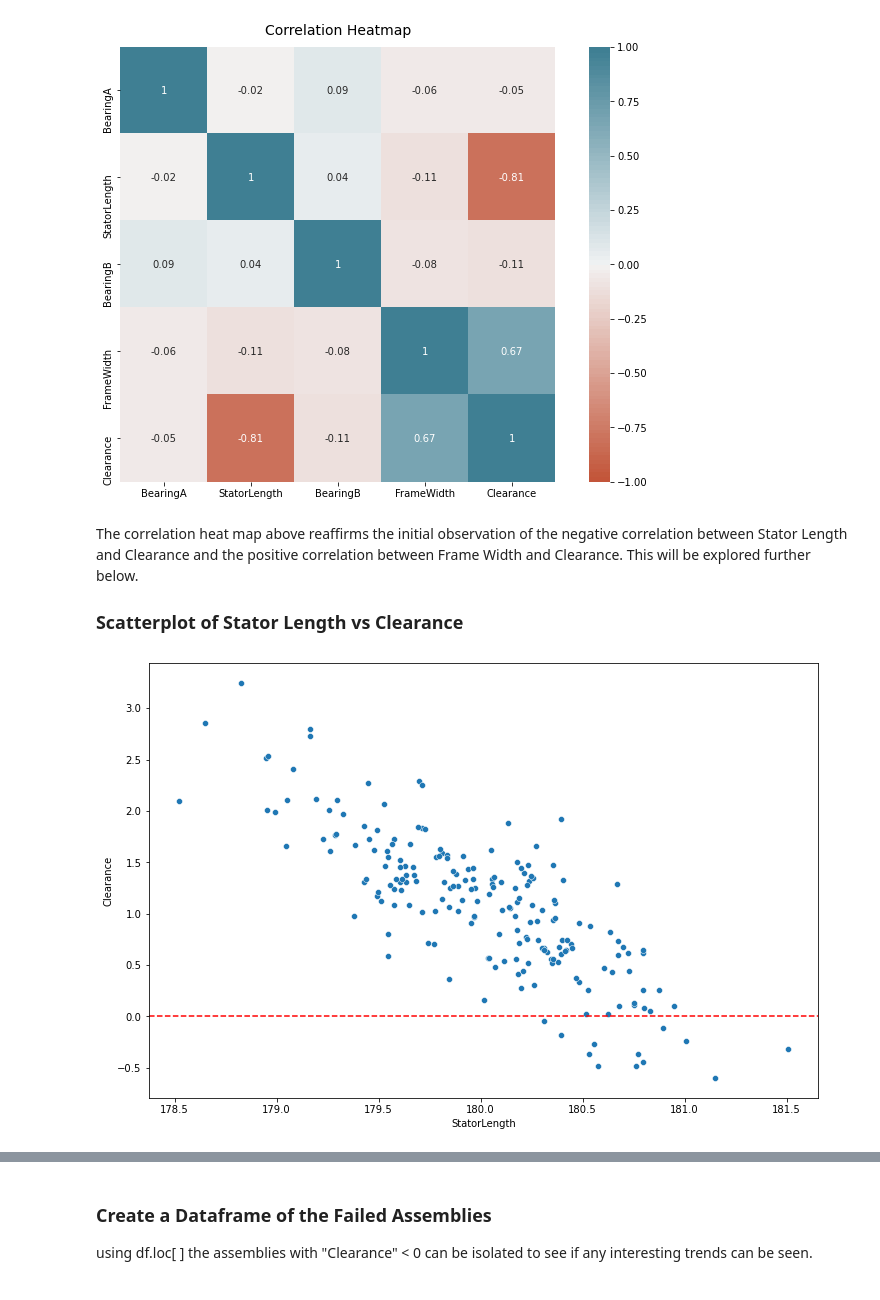
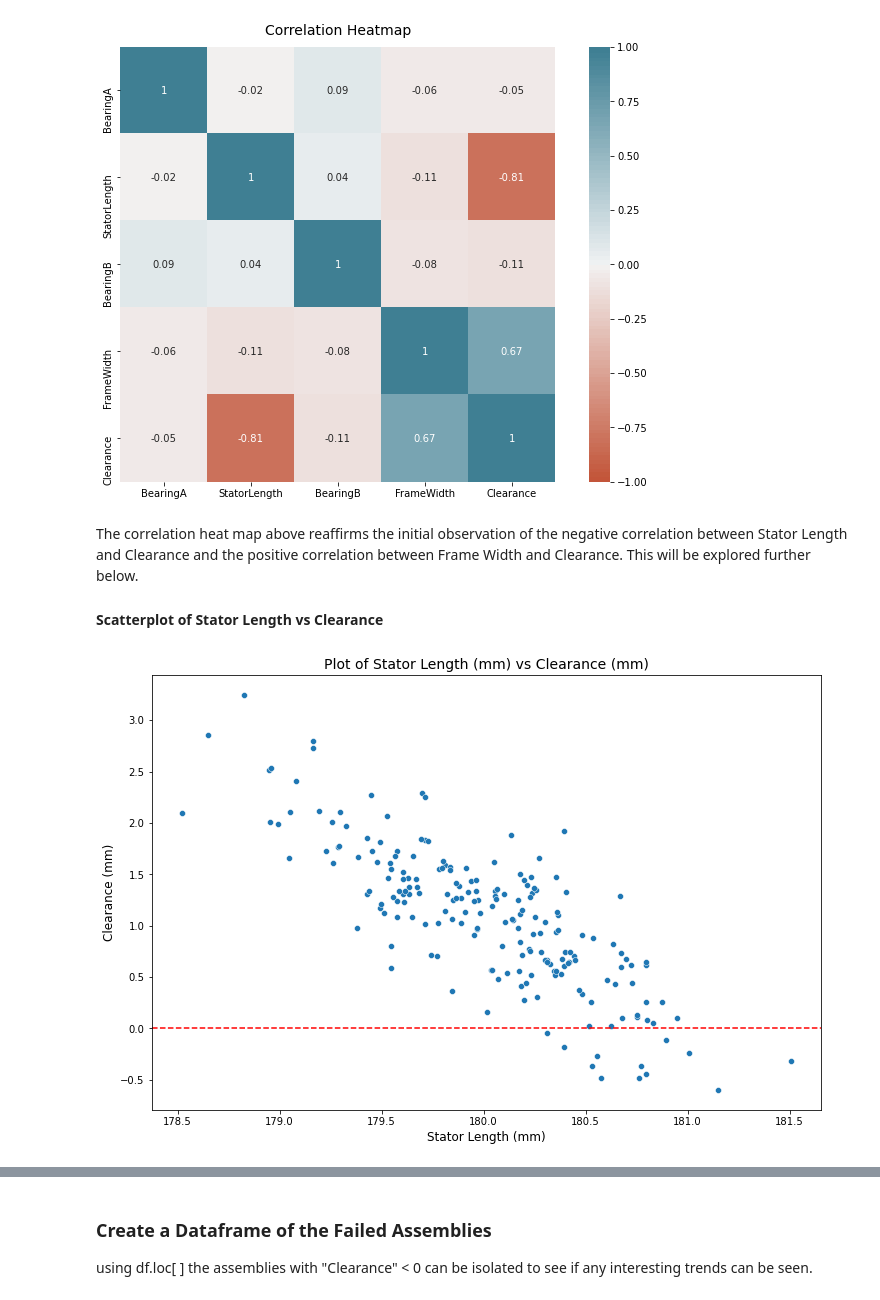
Before and after one commit to killfoley/ProgDAProject, a Jupyter notebook: ProgDA_Project.ipynb, the cells around one changed output, grey strips where cells are left out. Saved outputs shown, nothing was run; the diff lists cells and outputs as text; code cells hidden in the pictures.

```diff
--- a/ProgDA_Project.ipynb
+++ b/ProgDA_Project.ipynb
@@ -295,14 +295,17 @@ sns.heatmap(corr,
 # %% [markdown]
 The correlation heat map above reaffirms the initial observation of the negative correlation between Stator Length and Clearance and the positive correlation between Frame Width and Clearance. This will be explored further below.
 <br >
-### Scatterplot of Stator Length vs Clearance
+#### Scatterplot of Stator Length vs Clearance
 # %%
 # add a horizontal line to show the lower limit of clearance
 #https://stackoverflow.com/questions/51891370/draw-a-horizontal-line-line-at-specific-position-annotate-a-facetgrid-in-seaborn
 
 plt.figure(figsize=(12, 8))
 sns.scatterplot(data=df, x="StatorLength", y="Clearance")
 plt.axhline(0, ls="--", c="r")
+plt.title("Plot of Stator Length (mm) vs Clearance (mm)", fontsize="14")
+plt.xlabel("Stator Length (mm)",fontsize="12")
+plt.ylabel("Clearance (mm)", fontsize="12")
 plt.show;
 # %% [output]
-[figure, old version]
+[figure, new version]
```
Also changed, not shown: parts of 7 cells of this notebook.
